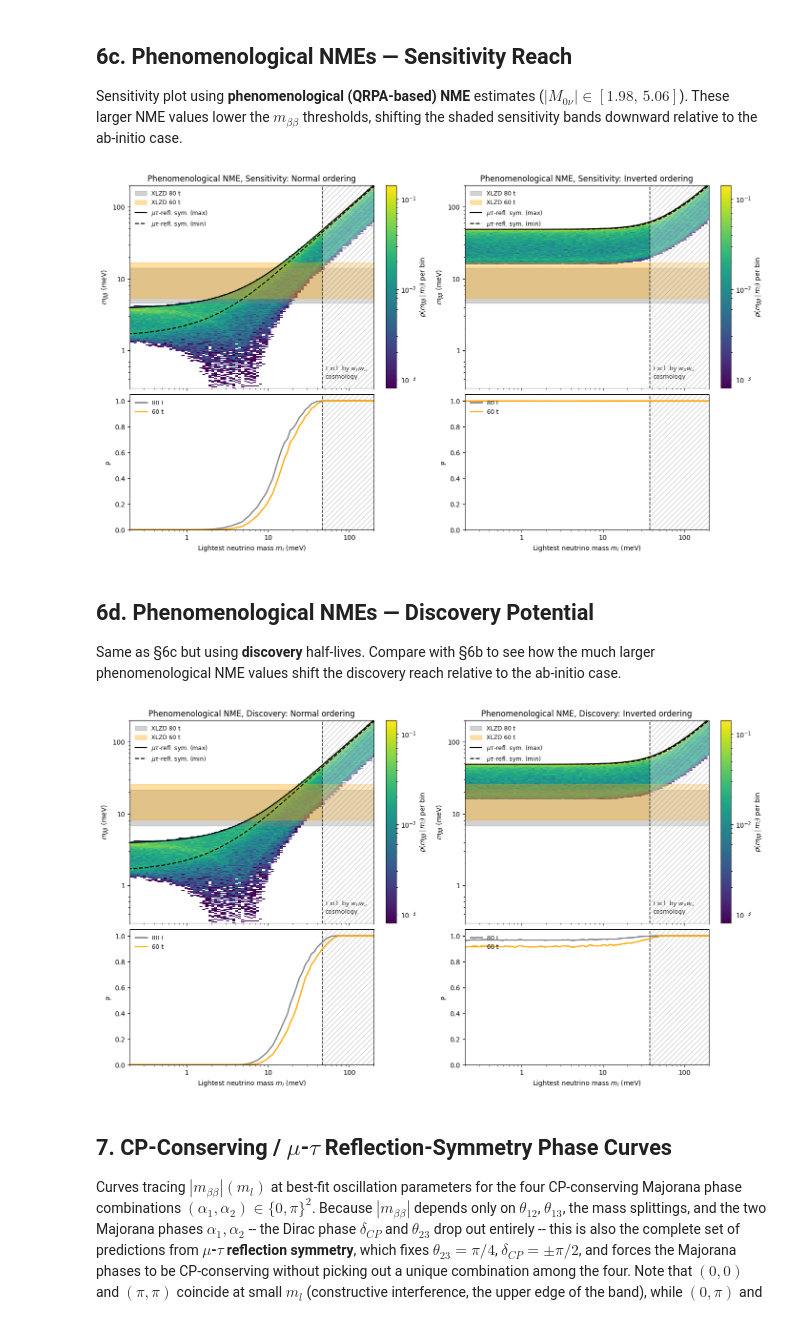
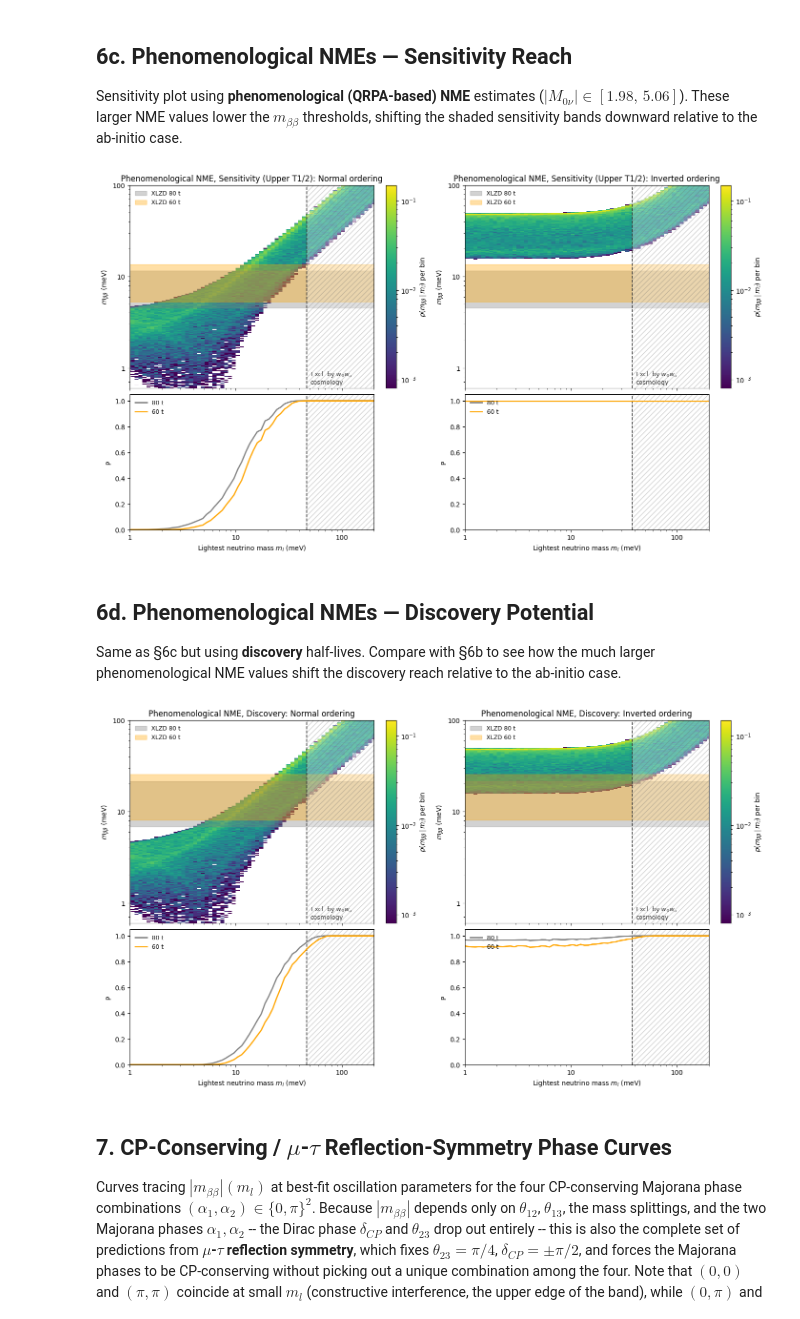
Before and after one commit to bglenardo/XLZD, a Jupyter notebook: 0vbb_sensitivity_plots/Lobster Plots Refactored.ipynb, the cells around one changed output. Saved outputs shown, nothing was run; the diff lists cells and outputs as text; code cells hidden in the pictures.

```diff
--- a/0vbb_sensitivity_plots/Lobster Plots Refactored.ipynb
+++ b/0vbb_sensitivity_plots/Lobster Plots Refactored.ipynb
@@ -437,11 +776,18 @@ plot_four_panel_for_bands(mbb_80t, mbb_60t, title_prefix="Ab-initio NME, Discove
 
 Sensitivity plot using **phenomenological (QRPA-based) NME** estimates ($|M_{0\nu}| \in [1.98,\,5.06]$). These larger NME values lower the $m_{\beta\beta}$ thresholds, shifting the shaded sensitivity bands downward relative to the ab-initio case.
 # %%
-# Plot 3/4: Phenomenological NMEs with sensitivity assumptions
-mbb_80t, mbb_60t = build_mbb_bands(nme_pheno, mode="sensitivity")
-plot_four_panel_for_bands(mbb_80t, mbb_60t, title_prefix="Phenomenological NME, Sensitivity")
+# Plot 3/4: Phenomenological NMEs with sensitivity assumptions (upper T1/2 only)
+mbb_80t = mbb_band_fixed_halflife(nme_pheno, halflife_sens_80t["upper"])
+mbb_60t = mbb_band_fixed_halflife(nme_pheno, halflife_sens_60t["upper"])
+plot_four_panel_for_bands(
+    mbb_80t,
+    mbb_60t,
+    title_prefix="Phenomenological NME, Sensitivity (Upper T1/2)",
+    flip_probability=True,
+    show_model_curves=False,
+)
 # %% [output]
-[figure, old version]
+[figure, new version]
 # %% [markdown]
 ## 6d. Phenomenological NMEs — Discovery Potential
 
@@ -449,9 +795,15 @@ Same as §6c but using **discovery** half-lives. Compare with §6b to see how th
 # %%
 # Plot 4/4: Phenomenological NMEs with discovery assumptions
 mbb_80t, mbb_60t = build_mbb_bands(nme_pheno, mode="discovery")
-plot_four_panel_for_bands(mbb_80t, mbb_60t, title_prefix="Phenomenological NME, Discovery")
+plot_four_panel_for_bands(
+    mbb_80t,
+    mbb_60t,
+    title_prefix="Phenomenological NME, Discovery",
+    flip_probability=False,
+    show_model_curves=False,
+)
 # %% [output]
-[figure, old version]
+[figure, new version]
 # %% [markdown]
 ## 7. CP-Conserving / $\mu$-$\tau$ Reflection-Symmetry Phase Curves
 
```
Also changed, not shown: parts of 14 cells of this notebook, 27 other files.
